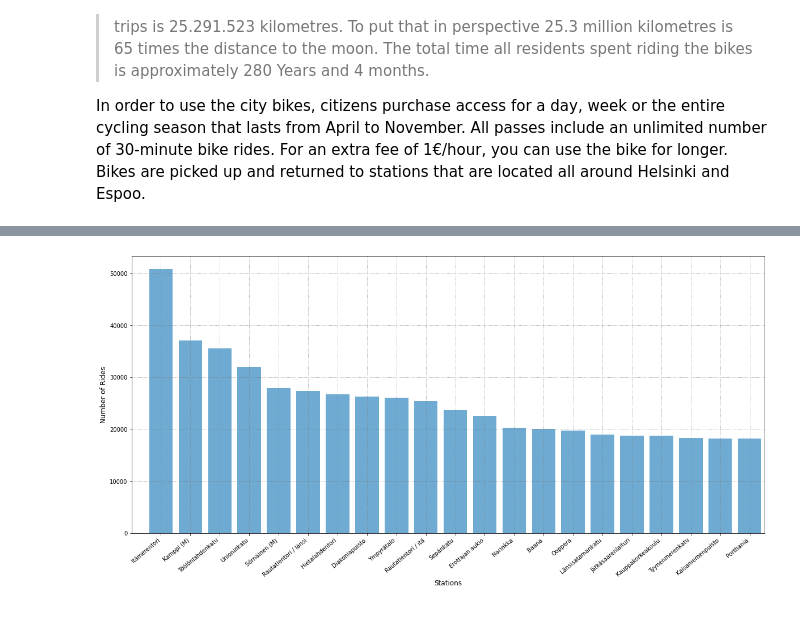
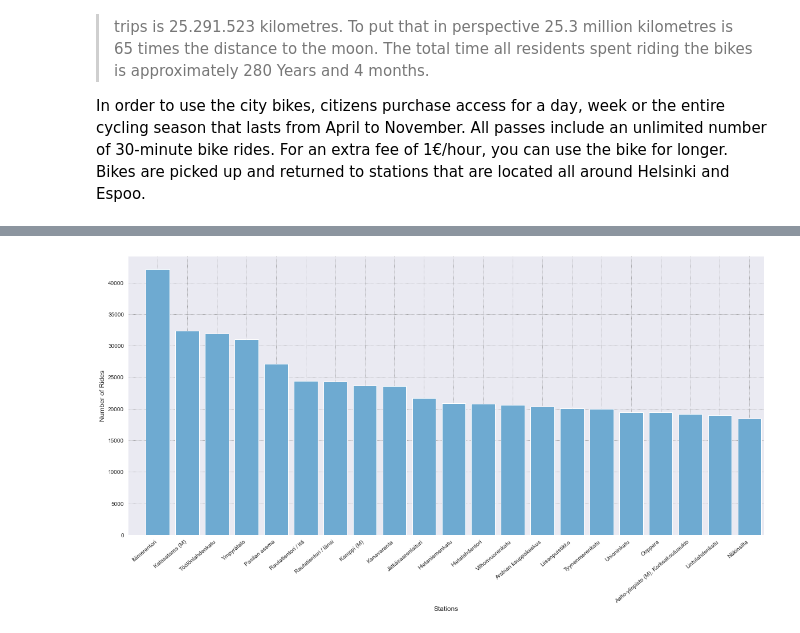
Before and after one commit to Geometrein/helsinki-city-bikes, a Jupyter notebook: Helsinki_city_bikes_EDA.ipynb, the cells around one changed output, grey strips where cells are left out. Cells and saved outputs as stored; diff of their text form; code cells hidden in the pictures.

```diff
--- a/Helsinki_city_bikes_EDA.ipynb
+++ b/Helsinki_city_bikes_EDA.ipynb
@@ -25,5 +14,6 @@ BLUE = "#5DADE2"
 # %%
-file_path = os.path.join('data', 'database.csv')
+year = 2021
+file_path = os.path.join('data', 'datasets', f'od_helsinki_city_bikes_{year}.csv')
 dataframe = pd.read_csv(file_path, low_memory=False)
 dataframe.head()
 # %% [output]
@@ -77,11 +71,9 @@ memory usage: 1.3+ GB
 # %%
 columns = {
     'distance (m)': 'distance',
-    'duration (sec.)': 'duration',
-    'avg_speed (km/h)':'speed',
-    'Air temperature (degC)':'temperature',
+    'duration (sec.)': 'duration'
 }
 
 dataframe = dataframe.rename(columns=columns)
-dataframe.head()
+dataframe.sample(5)
 # %% [output]
@@ -106,9 +98,8 @@ dataframe[["distance", "duration", "temperature"]].describe()
 # %%
 dataframe = dataframe[
-                    (50 < dataframe['distance']) & (dataframe['distance'] < 10000) &
-                    (120 < dataframe['duration']) & (dataframe['duration'] <  18000) &
-                    (-20 < dataframe['temperature']) & (dataframe['temperature'] < 50)
-                    ]
+    (50 < dataframe['distance']) & (dataframe['distance'] < 10000) &
+    (120 < dataframe['duration']) & (dataframe['duration'] <  18000)
+]
 
-dataframe[["distance", "duration", "temperature"]].describe()
+dataframe[['distance', 'duration']].describe()
 # %% [output]
@@ -347,24 +325,21 @@ yearlyHeatmap(dataframe)
 # %%
-def topDepartureStantions(input_df):
-    """
-    """
+def plot_top_return_stations(input_df: pd.DataFrame) -> None:
     # Data
     df = input_df.copy()
-    df = df[df['departure'].dt.year == 2017]
 
     # Figure
     fig = plt.figure(figsize=(20,9))
-    ax = sns.countplot(x="departure_name", color = BLUE, data=df, order = df['departure_name'].value_counts().index)
+    ax = sns.countplot(x='return_name', color='#5DADE2', data=df, order = df['return_name'].value_counts().index)
 
     # Labeling Axes
-    ax.set_xticklabels(ax.get_xticklabels(), rotation=40, ha="right")
-    plt.xlabel("Stations", fontsize= 12, x = 0.5)
-    plt.ylabel("Number of Rides", fontsize= 12)
-    plt.xlim(-1,20.5)
+    ax.set_xticklabels(ax.get_xticklabels(), rotation=40, ha='right')
+    plt.xlabel('Stations', fontsize=12, x=0.5)
+    plt.ylabel('Number of Rides', fontsize=12)
+    plt.xlim(-1, 20.5)
 
     # Adding Grid
-    plt.grid(linestyle=":", color='grey')
+    plt.grid(linestyle=':', color='grey')
 
-topDepartureStantions(dataframe)
+plot_top_return_stations(dataframe)
 # %% [output]
-[figure, old version]
+[figure, new version]
```
Also changed, not shown: parts of 19 cells of this notebook, 2 other files.
